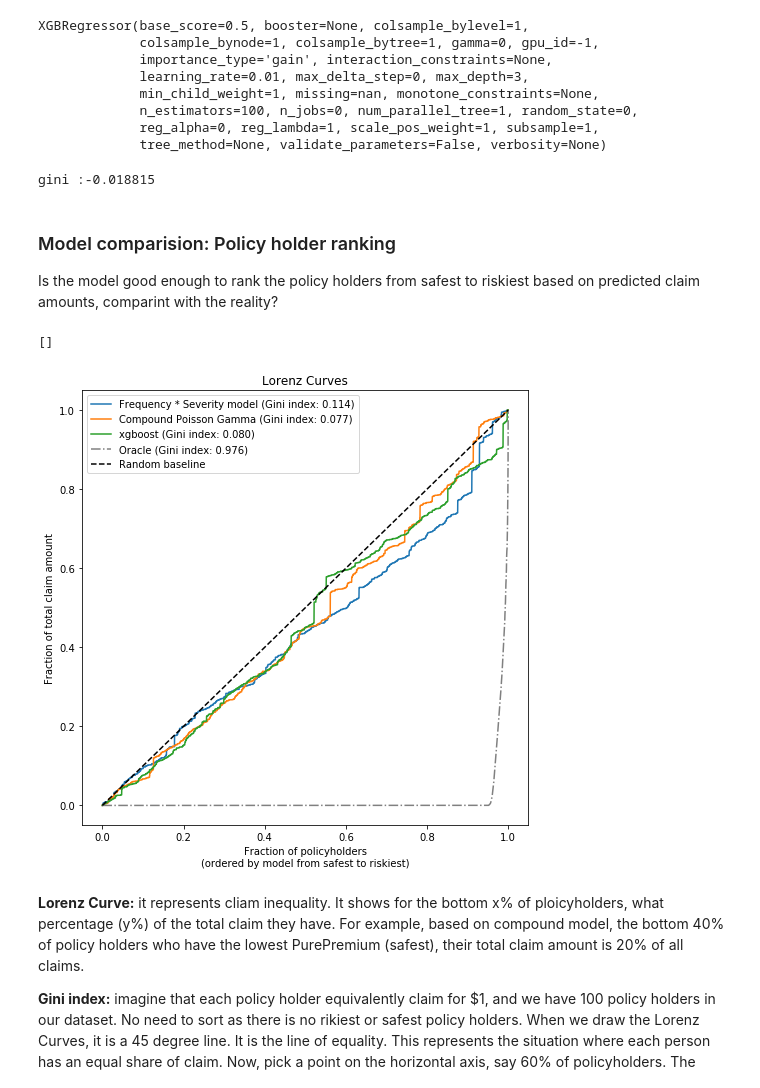
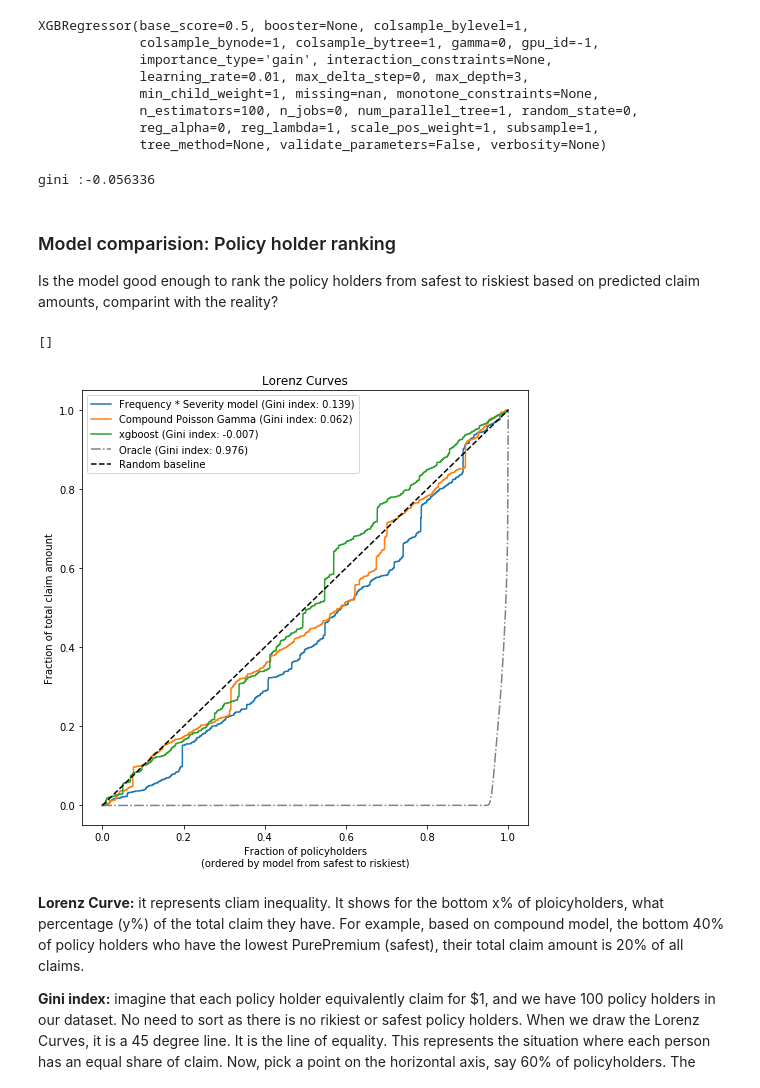
Before and after one commit to amanveer/FSI, a Jupyter notebook: insurance-feature-store.ipynb, the cells around one changed output. Saved outputs shown, nothing was run; the diff lists cells and outputs as text; code cells hidden in the pictures.

```diff
--- a/insurance-feature-store.ipynb
+++ b/insurance-feature-store.ipynb
@@ -980,14 +958,14 @@ scores_product_model
 #### Pure Premium Modeling using TweedieRegressor
 # %%
 glm_pure_premium = TweedieRegressor(power=1.9, alpha=.1, max_iter=10000)
-glm_pure_premium.fit(X_train, df_train["PurePremium"],
-                     sample_weight=df_train["Exposure"])
+glm_pure_premium.fit(X_train, y_train["PurePremium"],
+                     sample_weight=y_train["Exposure"])
 scores_glm_pure_premium = score_estimator(
     glm_pure_premium,
     X_train,
     X_test,
-    df_train,
-    df_test,
+    y_train,
+    y_test,
     target="PurePremium",
     weights="Exposure",
     tweedie_powers=tweedie_powers
@@ -1102,4 +1077,5 @@ X_train.shape
 # %%
-X_train_df=pd.DataFrame(X_train.toarray())
-X_train_df.columns = feature_names
-X_train_df.head()
+X_train_df = X_train
+# X_train_df=pd.DataFrame(X_train.toarray())
+# X_train_df.columns = feature_names
+# X_train_df.head()
@@ -1114,4 +1082,5 @@ X_train_df.head()
 # %%
-X_test_df =pd.DataFrame(X_test.toarray())
-X_test_df.columns = feature_names
-X_test_df.head()
+X_test_df = X_test
+# X_test_df =pd.DataFrame(X_test.toarray())
+# X_test_df.columns = feature_names
+# X_test_df.head()
@@ -1126,5 +1087,5 @@ X_test_df.head()
 # %%
-model_XGBRegressor.fit(X_train_df,df_train["PurePremium"])
+model_XGBRegressor.fit(X_train_df,y_train["PurePremium"])
 # %% [output]
 XGBRegressor(base_score=0.5, booster=None, colsample_bylevel=1,
              colsample_bynode=1, colsample_bytree=1, gamma=0, gpu_id=-1,
@@ -1160,10 +1121,10 @@ def Gini(y_true, y_pred):
     return G_pred/G_true
 # %%
 y_pred_xgboost = model_XGBRegressor.predict(X_test_df)
-result = Gini(df_test["PurePremium"], y_pred_xgboost)
+result = Gini(y_test["PurePremium"], y_pred_xgboost)
 print ('gini :%.6f '%result)
 # %% [output]
-gini :-0.018815
+gini :-0.056336
 # %% [markdown]
 ### Model comparision: Policy holder ranking
 
@@ -1190,36 +1151,36 @@ y_pred_total = glm_pure_premium.predict(X_test)
 y_pred_xgboost = model_XGBRegressor.predict(X_test_df)
 
 
 for label, y_pred in [("Frequency * Severity model", y_pred_product),
                       ("Compound Poisson Gamma", y_pred_total),
                      ("xgboost", y_pred_xgboost)]:
-    ordered_samples, cum_claims = lorenz_curve(df_test["PurePremium"], y_pred, df_test["Exposure"])
+    ordered_samples, cum_claims = lorenz_curve(y_test["PurePremium"], y_pred, y_test["Exposure"])
     gini = 1 - 2 * auc(ordered_samples, cum_claims)
     label += " (Gini index: {:.3f})".format(gini)
     ax.plot(ordered_samples, cum_claims, linestyle="-", label=label)
 
 # Oracle model: y_pred == y_test
 ordered_samples, cum_claims = lorenz_curve(
-    df_test["PurePremium"], df_test["PurePremium"], df_test["Exposure"])
+    y_test["PurePremium"], y_test["PurePremium"], y_test["Exposure"])
 gini = 1 - 2 * auc(ordered_samples, cum_claims)
 label = "Oracle (Gini index: {:.3f})".format(gini)
 ax.plot(ordered_samples, cum_claims, linestyle="-.", color="gray",
         label=label)
 
 # Random baseline
 ax.plot([0, 1], [0, 1], linestyle="--", color="black",
         label="Random baseline")
 ax.set(
     title="Lorenz Curves",
     xlabel=('Fraction of policyholders\n'
             '(ordered by model from safest to riskiest)'),
     ylabel='Fraction of total claim amount'
 )
 ax.legend(loc="upper left")
 plt.plot()
 # %% [output]
 []
-[figure, old version]
+[figure, new version]
 # %% [markdown]
 __Lorenz Curve:__ it represents cliam inequality. It shows for the bottom x% of ploicyholders, what percentage (y%) of the total claim they have. For example, based on compound model, the bottom 40% of policy holders who have the lowest PurePremium (safest), their total claim amount is 20% of all claims.
 
```
Also changed, not shown: parts of 63 cells of this notebook.
